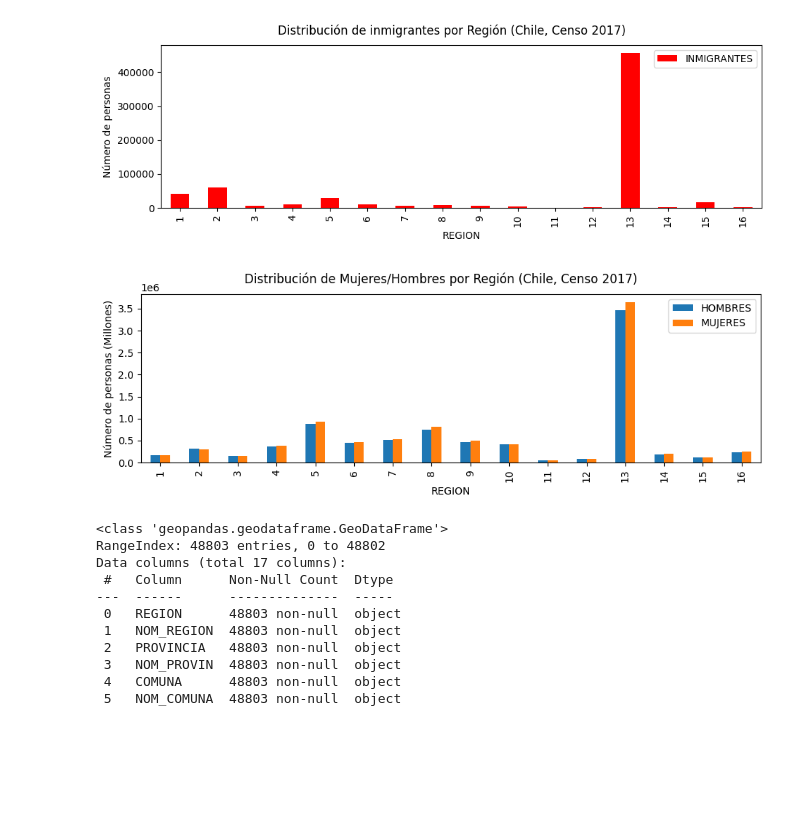
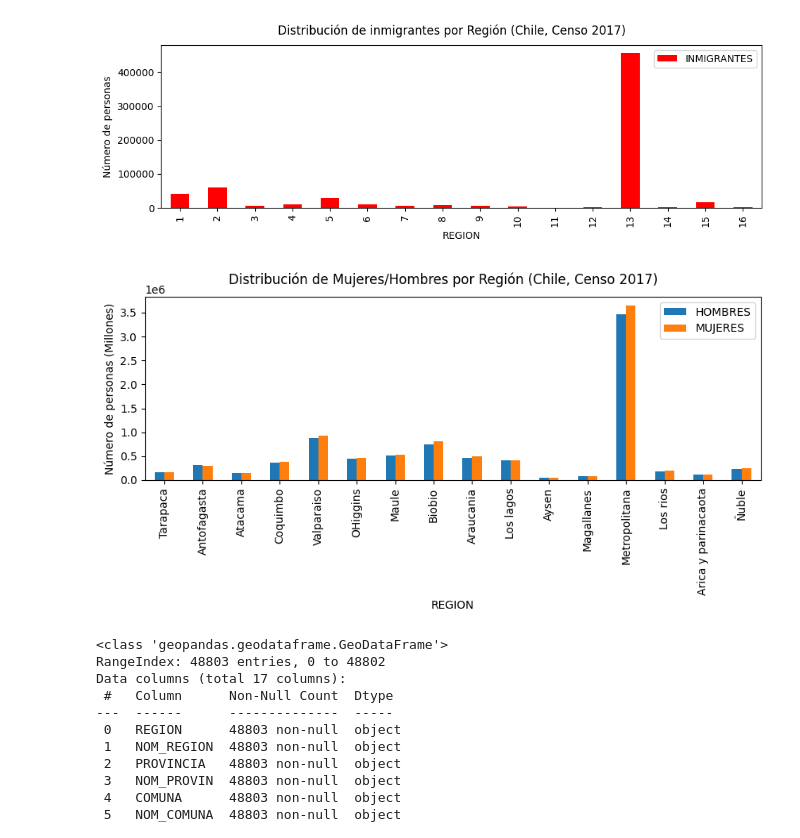
Before and after one commit to maripiiu/imt2200-25s2, a Jupyter notebook: actividades/actividad 01/IMT2200 - Actividad 01.ipynb, the cells around one changed output. Drawn from its saved outputs; the diff is of its cells as text; code cells hidden in the pictures; blank space fills up the shorter version.

Commit message:
ARREGLOS FINALES ACTIVIDAD 1

```diff
--- a/actividades/actividad 01/IMT2200 - Actividad 01.ipynb
+++ b/actividades/actividad 01/IMT2200 - Actividad 01.ipynb
@@ -201,19 +201,25 @@ pv.plot(kind='bar',color='Red', ax =ax);
 # %% [output]
 [figure]
 # %%
+# buena parte sacada del ejemplo de rangos de edades
 cols=["HOMBRES","MUJERES"]
 for col in cols:
     dat[col]=dat[col].replace('*',0).astype(float)
-
+#diccionario para cambiar cada numero con su respectiva region
+dic = {1: "Tarapaca", 2: "Antofagasta", 3 : "Atacama", 4 : "Coquimbo", 5 : "Valparaiso", 6 : "OHiggins", 7 : "Maule", 8:"Biobio", 9 : "Araucania", 10: "Los lagos", 11 : "Aysen", 12: "Magallanes", 13 : "Metropolitana", 14 : "Los rios", 15: "Arica y parinacaota", 16: "Ñuble"}
 pv=pd.pivot_table(dat, index='REGION', values=cols, aggfunc='sum', margins=False)
+pv = pv.rename(index=dic)
+#renombramos el eje de los indices en funcion al mumero que tenga cada region
 pv
-fig = plt.figure(figsize=(11,3))
+fig = plt.figure(figsize=(10,3))
 ax = fig.add_subplot(111)
 ax.set_ylabel('Número de personas (Millones)')
 fig.suptitle('Distribución de Mujeres/Hombres por Región (Chile, Censo 2017)')
 pv.plot(kind='bar', ax =ax);
+fig.savefig('Poblacion_Chile_2017_ACTIVIDAD_EXTRA.jpg')
+#se guarda la imagen///// No se porque a veces no se guarda la imagen bien (se corta la imagen) pero si se ve bien en el notebook y como imagen guardadada manualmente
 # %% [output]
-[figure, old version]
+[figure, new version]
 # %%
 manz.info()
 # %% [output]
```
Also changed, not shown: parts of 1 cell of this notebook, 1 other file.
